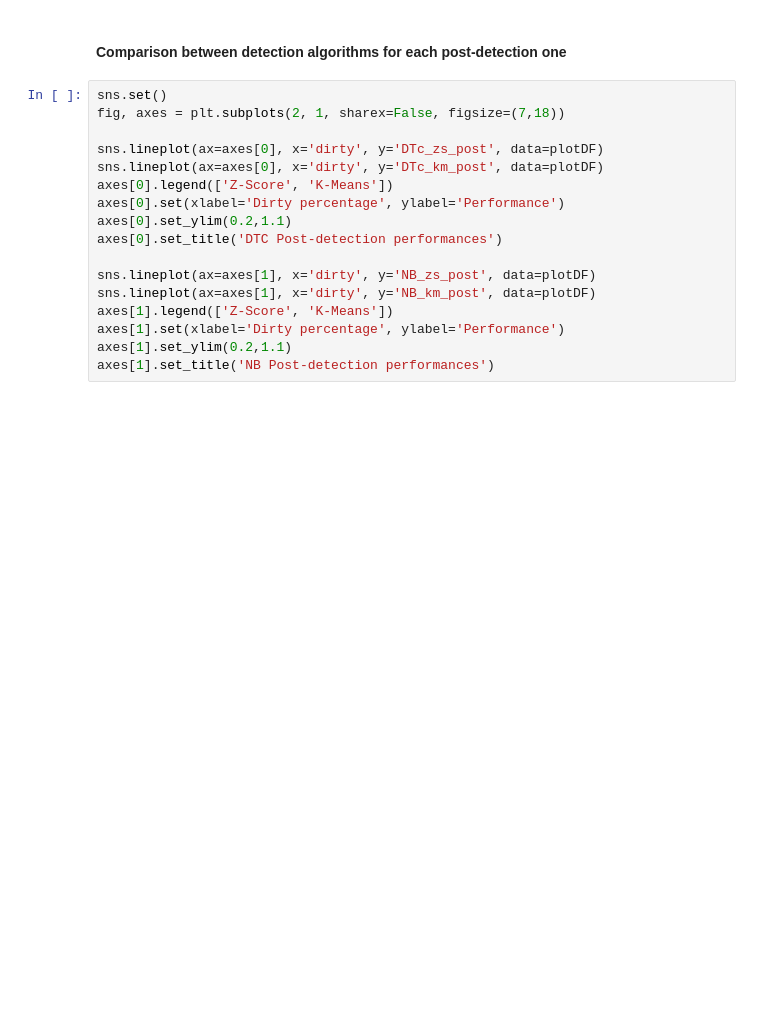
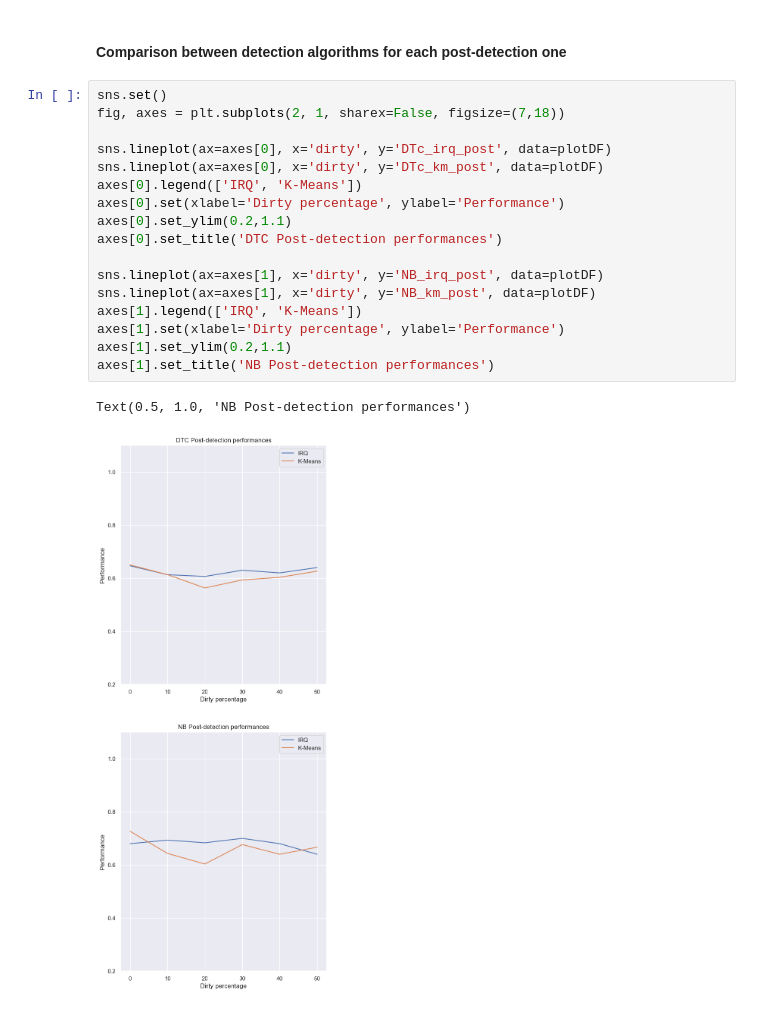
Before and after one commit to matteovisotto/DQ-SangiVisotto, a Jupyter notebook: DQ-German.ipynb, the cells around one changed output. Cells and saved outputs as stored; diff of their text form; blank space fills up the shorter version.

```diff
--- a/DQ-German.ipynb
+++ b/DQ-German.ipynb
@@ -316,17 +375,20 @@ axes[2].set_title('Post detection K-Means performances')
 # %%
 sns.set()
 fig, axes = plt.subplots(2, 1, sharex=False, figsize=(7,18))
 
-sns.lineplot(ax=axes[0], x='dirty', y='DTc_zs_post', data=plotDF)
+sns.lineplot(ax=axes[0], x='dirty', y='DTc_irq_post', data=plotDF)
 sns.lineplot(ax=axes[0], x='dirty', y='DTc_km_post', data=plotDF)
-axes[0].legend(['Z-Score', 'K-Means'])
+axes[0].legend(['IRQ', 'K-Means'])
 axes[0].set(xlabel='Dirty percentage', ylabel='Performance')
 axes[0].set_ylim(0.2,1.1)
 axes[0].set_title('DTC Post-detection performances')
 
-sns.lineplot(ax=axes[1], x='dirty', y='NB_zs_post', data=plotDF)
+sns.lineplot(ax=axes[1], x='dirty', y='NB_irq_post', data=plotDF)
 sns.lineplot(ax=axes[1], x='dirty', y='NB_km_post', data=plotDF)
-axes[1].legend(['Z-Score', 'K-Means'])
+axes[1].legend(['IRQ', 'K-Means'])
 axes[1].set(xlabel='Dirty percentage', ylabel='Performance')
 axes[1].set_ylim(0.2,1.1)
 axes[1].set_title('NB Post-detection performances')
+# %% [output]
+Text(0.5, 1.0, 'NB Post-detection performances')
+[figure, added]
```
Also changed, not shown: parts of 15 cells of this notebook.
